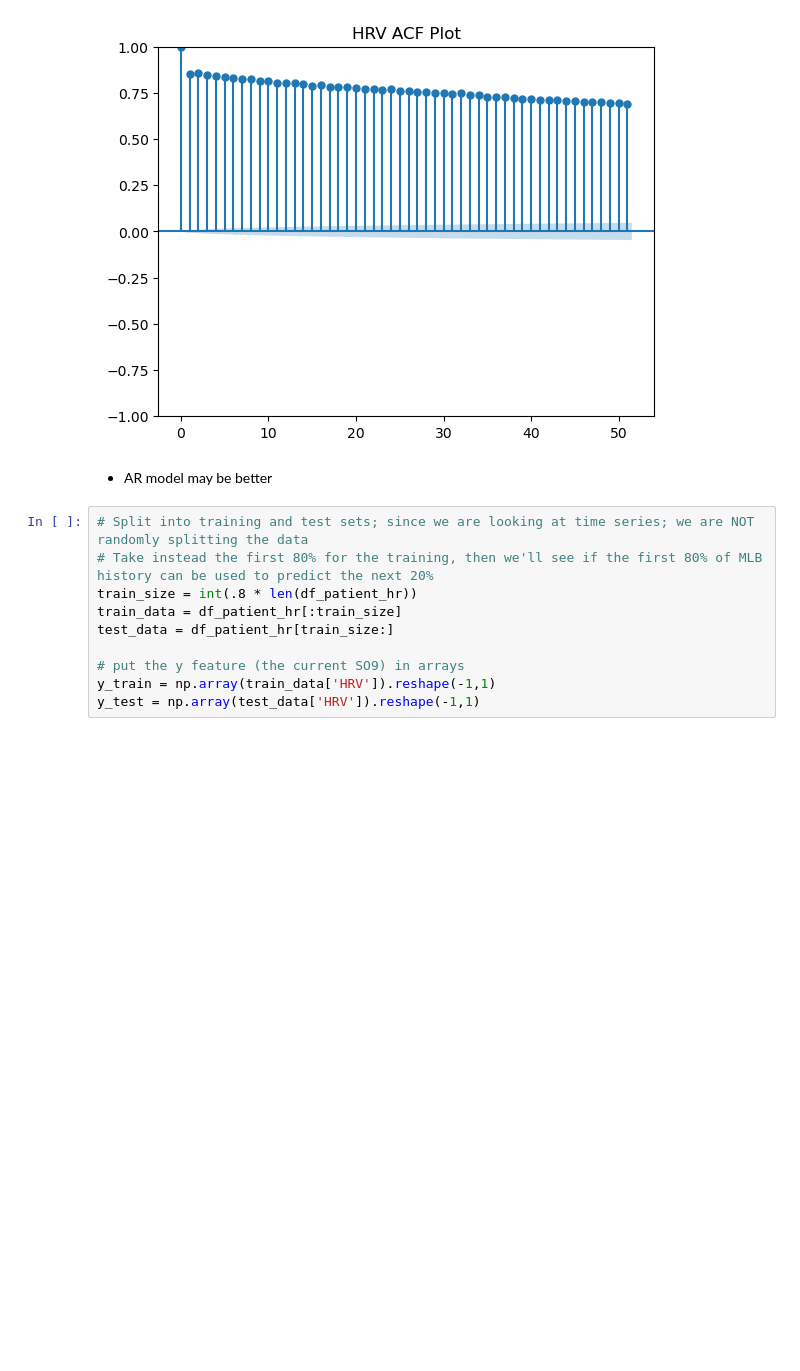
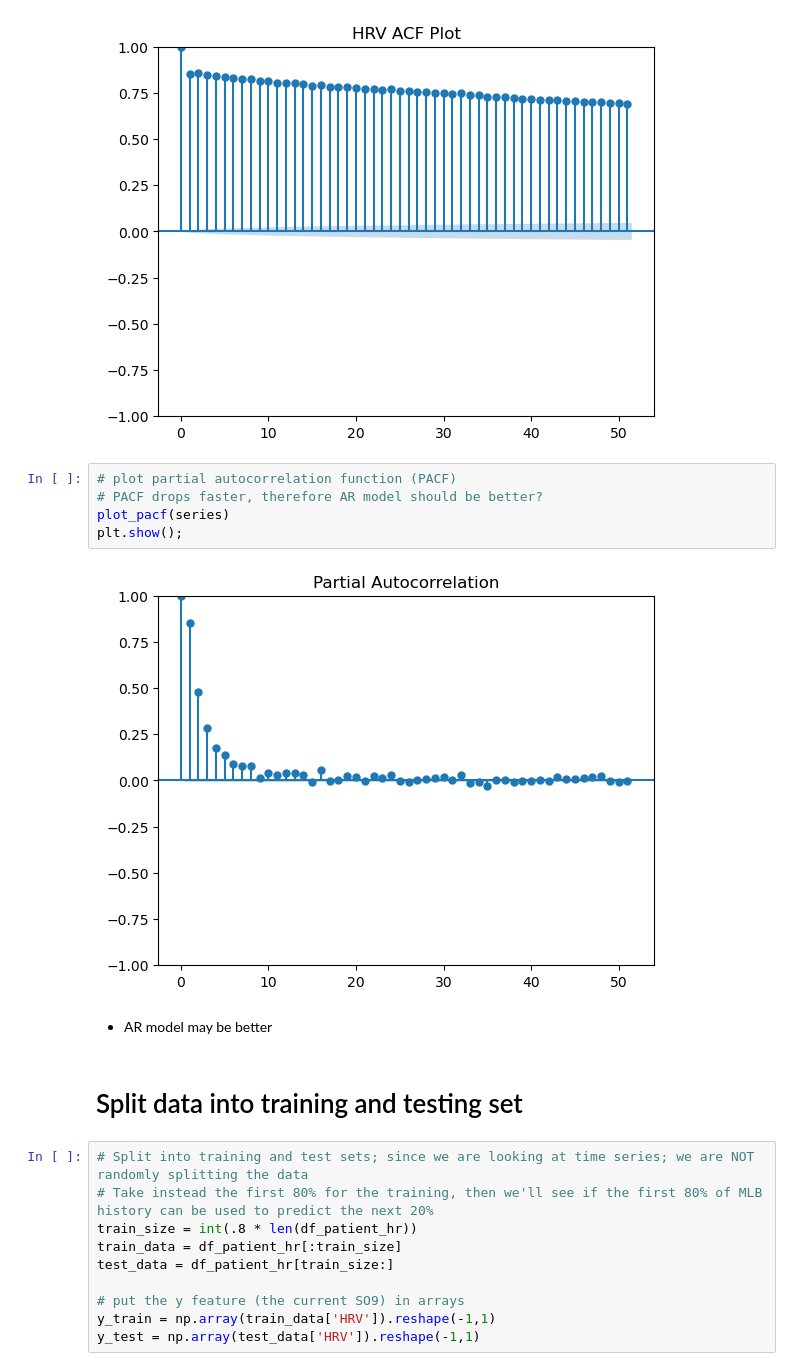
Before and after one commit to wangmichelle1/DS-4420-Final-Project, a Jupyter notebook: Time Series.ipynb, the cells around one changed output. Cells and saved outputs as stored; diff of their text form; blank space fills up the shorter version.

```diff
--- a/Time Series.ipynb
+++ b/Time Series.ipynb
@@ -72,8 +84,17 @@ plt.show();
 # Looks like even up to a lag of 10 could provide significant information about the ensuing years
 # %% [output]
 [figure]
+# %%
+# plot partial autocorrelation function (PACF)
+# PACF drops faster, therefore AR model should be better?
+plot_pacf(series)
+plt.show();
+# %% [output]
+[figure, added]
 # %% [markdown]
 - AR model may be better
+# %% [markdown]
+# Split data into training and testing set
 # %%
 # Split into training and test sets; since we are looking at time series; we are NOT randomly splitting the data
 # Take instead the first 80% for the training, then we'll see if the first 80% of MLB history can be used to predict the next 20%
```
Also changed, not shown: parts of 13 cells of this notebook.
